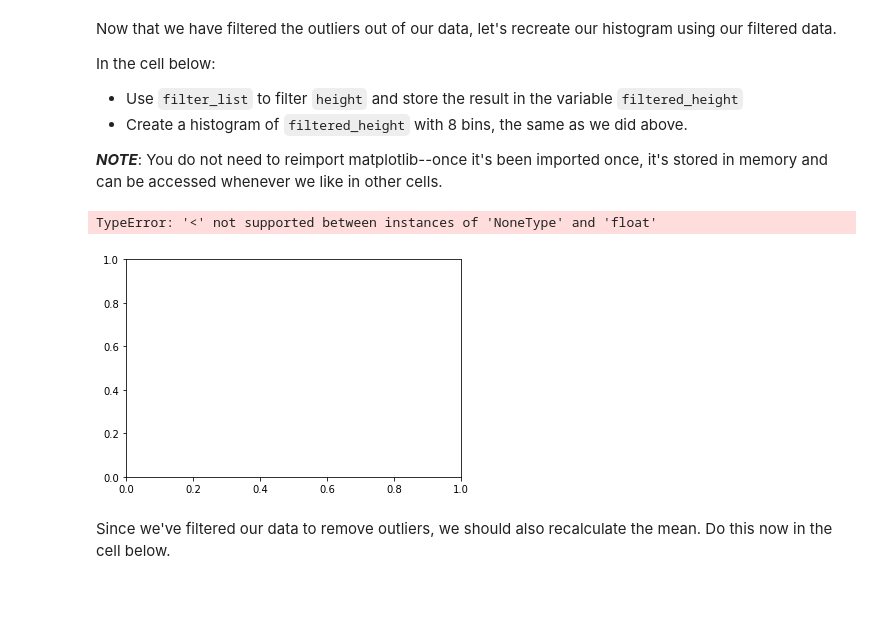
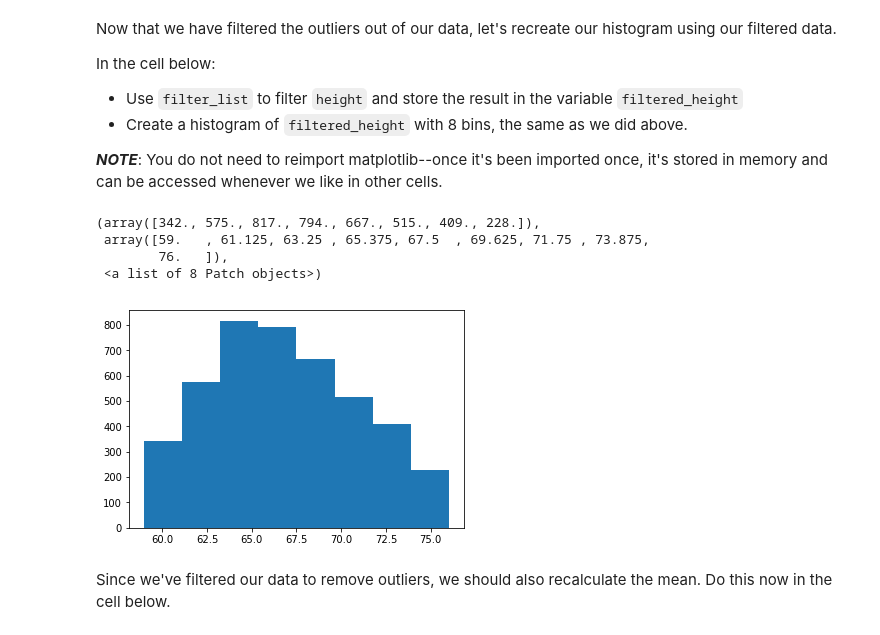
Before and after one commit to Cristinamulas/dsc-implementing-statistics-with-functions-lab-nyc-ds-060319, a Jupyter notebook: index.ipynb, the cells around one changed output. Saved outputs shown, nothing was run; the diff lists cells and outputs as text; code cells hidden in the pictures; blank space fills up the shorter version.

```diff
--- a/index.ipynb
+++ b/index.ipynb
@@ -143,8 +143,8 @@ def filter_list(listA):
     # Perform filtering here  in a for loop
 
     return listB
-filtered_height = filter_list(height)
-print(filtered_height)
+f = filter_list(height)
+print(f)
 # %% [output]
 [74, 70, 61, 68, 66, 70, 65, 64, 65, 66, 61, 61, 65, 68, 64, 64, 66, 67, 72, 61, 65, 61, 66, 64, 72, 64, 64, 71, 64, 72, 70, 66, 74, 76, 68, 66, 66, 69, 61, 64, 66, 69, 66, 71, 71, 63, 68, 75, 64, 62, ...
 # %% [markdown]
@@ -158,10 +158,13 @@ In the cell below:
 **_NOTE_**: You do not need to reimport matplotlib--once it's been imported once, it's stored in memory and can be accessed whenever we like in other cells.
 # %%
 # filtered_height = None
-plt.hist(filtered_height, bins=8)
+plt.hist(f, bins=8)
 # %% [output]
-TypeError: '<' not supported between instances of 'NoneType' and 'float'
+(array([342., 575., 817., 794., 667., 515., 409., 228.]),
+ array([59.   , 61.125, 63.25 , 65.375, 67.5  , 69.625, 71.75 , 73.875,
+        76.   ]),
+ <a list of 8 Patch objects>)
-[figure, old version]
+[figure, new version]
 # %% [markdown]
 Since we've filtered our data to remove outliers, we should also recalculate the mean.  Do this now in the cell below.
 # %%
```
